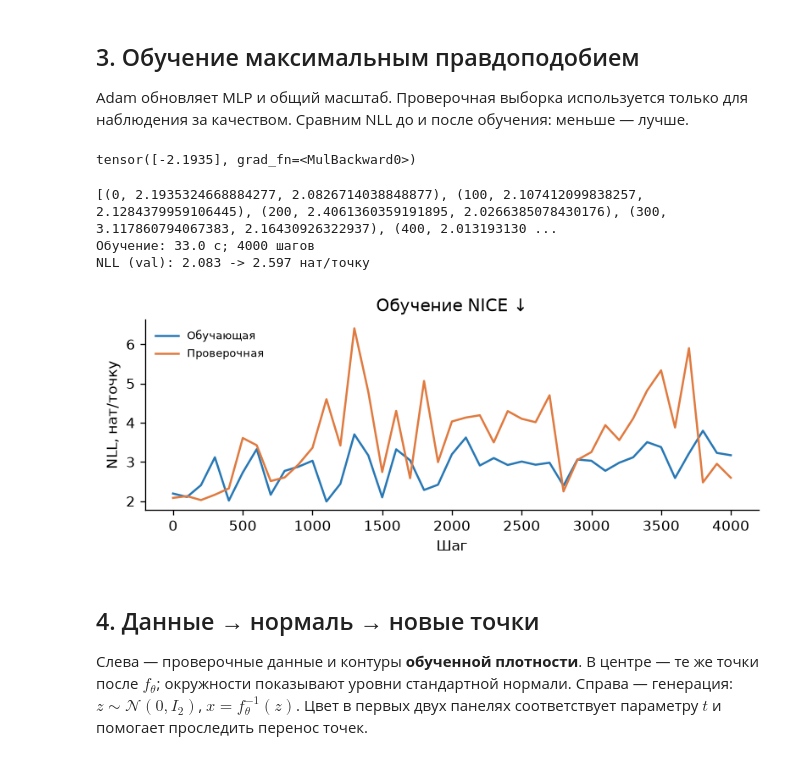
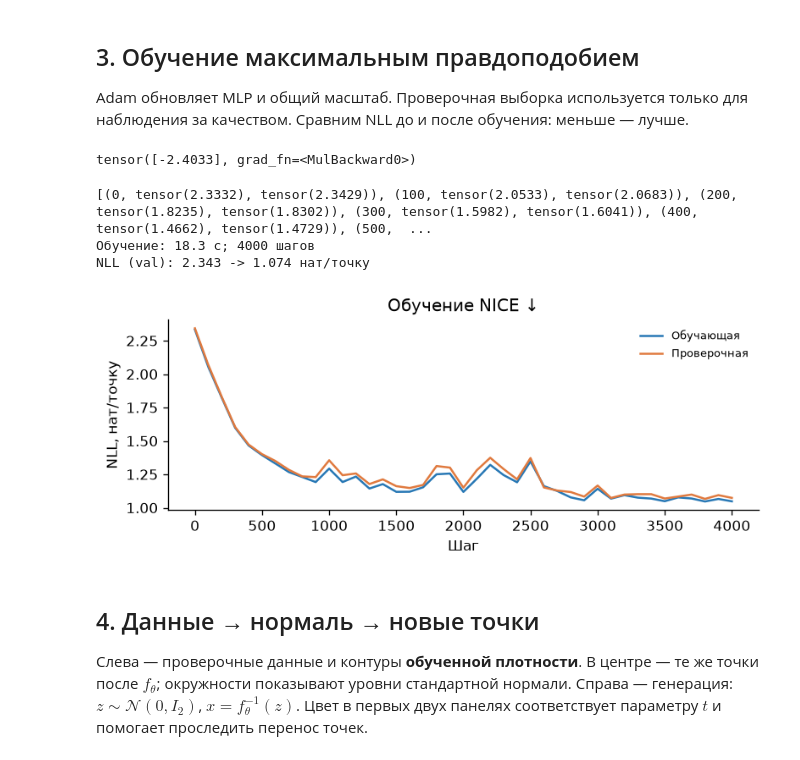
Before and after one commit to al3kseyka/scince_school, a Jupyter notebook: nice_2d_swissroll.ipynb, the cells around one changed output. Cells and saved outputs as stored; diff of their text form; code cells hidden in the pictures.

Commit message:
Fix learning plot

```diff
--- a/nice_2d_swissroll.ipynb
+++ b/nice_2d_swissroll.ipynb
@@ -100,45 +100,45 @@ print(logprop(model(x_train[0:1])))
 
 @torch.no_grad()
 def record(step):
-    history.append((step, -logprop(model(x_train[0:1])).item(),
-                         -logprop(model(x_val[0:1])).item()))
+    history.append((step, loss_function(model(x_train), model.jacobian_det()),
+                         loss_function(model(x_val), model.jacobian_det())))
 
 record(0)
 if device.type == "cuda":
     torch.cuda.synchronize(device)  # CUDA асинхронна: ждём перед замером времени.
 started = time.perf_counter()
 model.train()
 for step in tqdm.tqdm(range(1, STEPS + 1)):
     batch = x_train[torch.randint(len(x_train), (BATCH_SIZE,), device=x_train.device)]
     optimizer.zero_grad()
     loss = loss_function(model(batch), model.jacobian_det())
     # print(loss.shape)
     loss.backward()
     optimizer.step()
     if step % 100 == 0 or step == STEPS:
         record(step)
 model.eval()
 if device.type == "cuda":
     torch.cuda.synchronize(device)
 
 print(history)
 
 print(f"Обучение: {time.perf_counter() - started:.1f} с; {STEPS} шагов")
 print(f"NLL (val): {history[0][2]:.3f} -> {history[-1][2]:.3f} нат/точку")
 
 h = np.array(history)
 fig, ax = plt.subplots(figsize=(6.5, 2.6), layout="constrained")
 ax.plot(h[:, 0], h[:, 1], label="Обучающая", color="#2878B5")
 ax.plot(h[:, 0], h[:, 2], label="Проверочная", color="#E07A3F")
 ax.set(xlabel="Шаг", ylabel="NLL, нат/точку", title="Обучение NICE ↓")
 ax.legend(frameon=False, fontsize=8)
 plt.show()
 # %% [output]
-tensor([-2.1935], grad_fn=<MulBackward0>)
+tensor([-2.4033], grad_fn=<MulBackward0>)
-[(0, 2.1935324668884277, 2.0826714038848877), (100, 2.107412099838257, 2.1284379959106445), (200, 2.4061360359191895, 2.0266385078430176), (300, 3.117860794067383, 2.16430926322937), (400, 2.013193130 ...
-Обучение: 33.0 с; 4000 шагов
-NLL (val): 2.083 -> 2.597 нат/точку
+[(0, tensor(2.3332), tensor(2.3429)), (100, tensor(2.0533), tensor(2.0683)), (200, tensor(1.8235), tensor(1.8302)), (300, tensor(1.5982), tensor(1.6041)), (400, tensor(1.4662), tensor(1.4729)), (500,  ...
+Обучение: 18.3 с; 4000 шагов
+NLL (val): 2.343 -> 1.074 нат/точку
-[figure, old version]
+[figure, new version]
 # %% [markdown]
 ## 4. Данные → нормаль → новые точки
 
```
Also changed, not shown: parts of 1 cell of this notebook.
